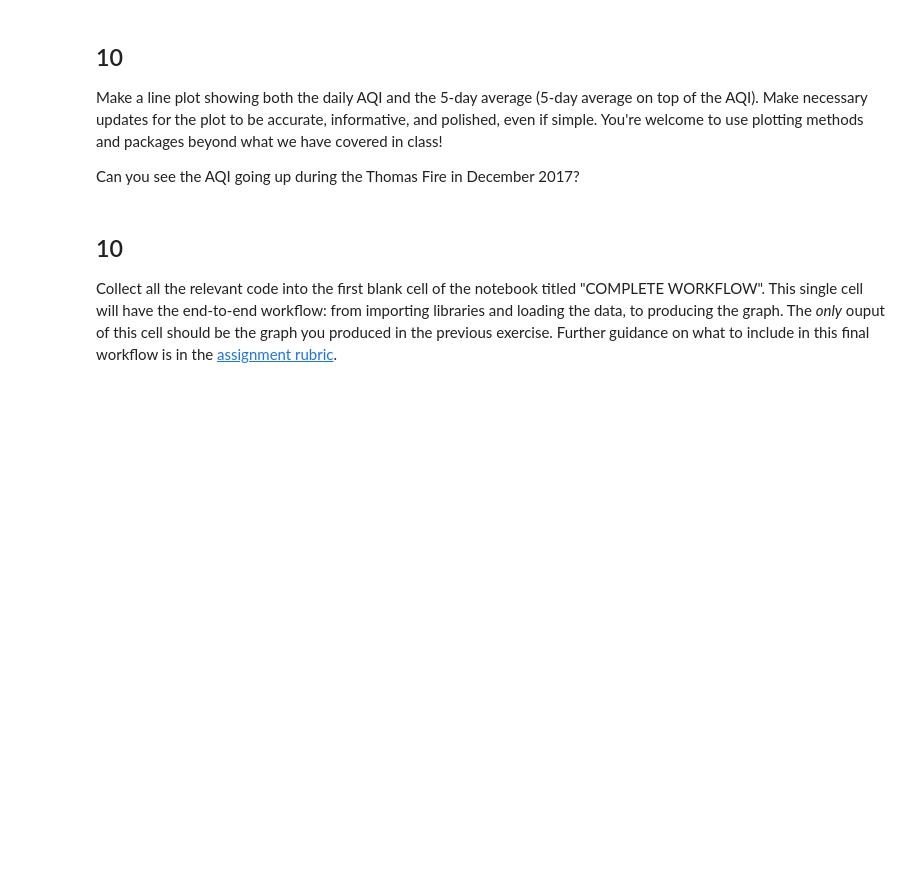
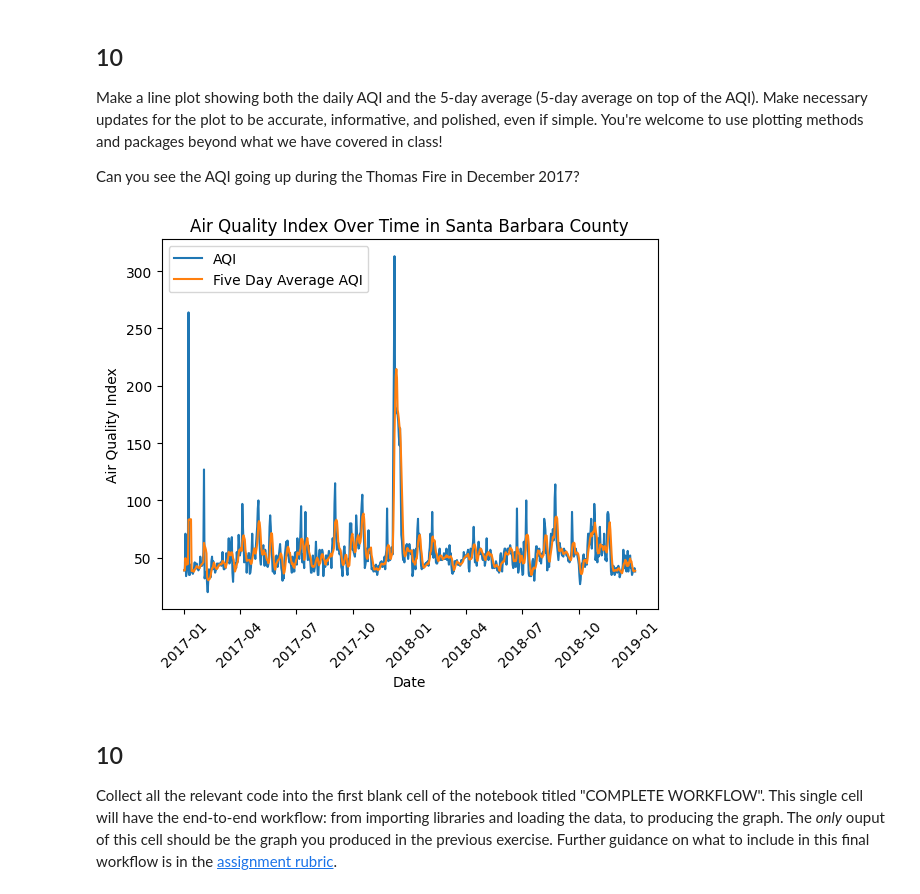
Before and after one commit to madisonenda/eds220-hwk2, a Jupyter notebook: hwk2-task3-aqi_Enda.ipynb, the cells around one changed output. Drawn from its saved outputs; the diff is of its cells as text; code cells hidden in the pictures; blank space fills up the shorter version.

```diff
--- a/hwk2-task3-aqi_Enda.ipynb
+++ b/hwk2-task3-aqi_Enda.ipynb
@@ -244,7 +307,15 @@ pandas.core.series.Series
 In the following cell:
 1. Update the date column of `aqi_sb` to be a `pandas.datetime` object.
 2. Update the index of `aqi_sb` to be the `date` column.
-# %%
-aqi_sb.date = ...
-aqi_sb = ...
-aqi_sb
+# %%
+# Updating the date column of the aqi_sb data frame to be in datetime64 using pd.to_datetime
+aqi_sb.date = pd.to_datetime(aqi_sb['date'])
+
+# Checking to see if the object type of the date column was changed from the code above
+aqi_sb.dtypes
+
+# Setting the date column to be the index of the aqi_sb data frame using .set_index
+aqi_sb= aqi_sb.set_index('date')
+
+# Printing the first 5 rows of the data frame to see if the index has been reset
+aqi_sb.head()
@@ -262,5 +341,5 @@ In the next cell we will calculate an average over a [rolling window](https://pa
 Store your answer in the `rolling_average` variable. You should have two columns in your series, `date` and the averages.
 # %%
 # Calculate AQI rolling average over 5 days
-rolling_average = ...
+rolling_average = aqi_sb['aqi'].rolling('5D').mean()
 rolling_average
@@ -268,3 +361,9 @@ rolling_average
 ## 9
 
 Without creating any new variables, add the mean of the AQI over a 5-day rolling window as a new column named `five_day_average` to the `aqi_sb` dataframe.
+# %%
+# Adding a new column called 'five_day_average' to the aqi_sb data frame using .assign() and the rolling_average variable
+aqi_sb= aqi_sb.assign(five_day_average= rolling_average)
+
+# Checking to see if the new column has been added to the data frame by viewing the first 5 rows of aqi_sb
+aqi_sb.head()
@@ -275,6 +382,19 @@ Without creating any new variables, add the mean of the AQI over a 5-day rolling
 Make a line plot showing both the daily AQI and the 5-day average (5-day average on top of the AQI). Make necessary updates for the plot to be accurate, informative, and polished, even if simple. You're welcome to use plotting methods and packages beyond what we have covered in class!
 
 Can you see the AQI going up during the Thomas Fire in December 2017?
+# %%
+# Creating the plot of Air Quality Index Over Time in Santa Barbara County with both the aqi column and the five_day_averages column
+
+plt.plot(aqi_sb.index, aqi_sb["aqi"], label="AQI") # Plotting a line graph of the AQI data by date
+plt.xlabel("Date")  # Adding X-axis label
+plt.ylabel("Air Quality Index")  # Adding Y-axis label
+plt.plot(aqi_sb.index, aqi_sb['five_day_average'], label="Five Day Average AQI") # Adding the five day average line
+plt.title("Air Quality Index Over Time in Santa Barbara County")  # Adding title
+plt.xticks(rotation = 45) # Rotating the x-axis labels
+plt.legend(loc="upper left") # Adding in a legend for the lines
+plt.show()
+# %% [output]
+[figure, added]
 # %% [markdown]
 ## 10
 
```
Also changed, not shown: parts of 14 cells of this notebook, 1 other file.
